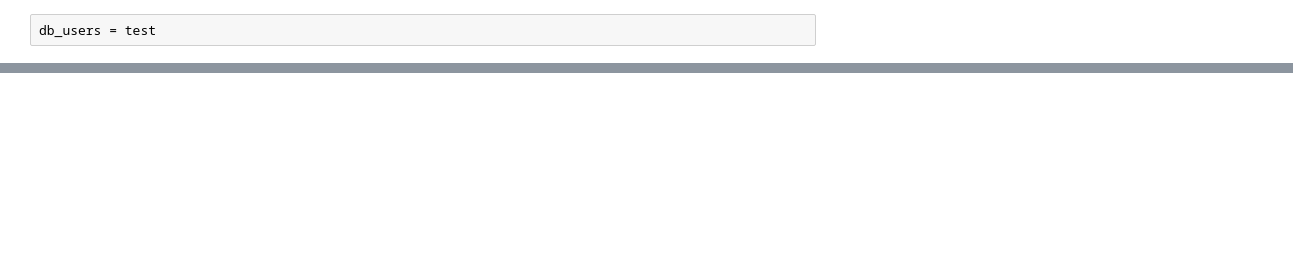
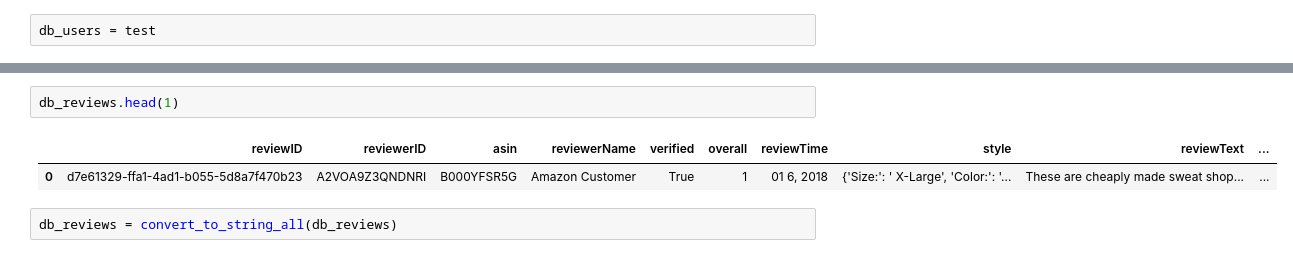
Before and after one commit to apoorvtripathi1999/content, a Jupyter notebook: notebooks/sentiment.ipynb, the cells around one changed output, grey strips where cells are left out. Drawn from its saved outputs; the diff is of its cells as text; blank space fills up the shorter version.

```diff
--- a/notebooks/sentiment.ipynb
+++ b/notebooks/sentiment.ipynb
@@ -529,0 +609,7 @@ db_users = test
+# %%
+db_reviews.head(1)
+# %% [output]
+|  | reviewID | reviewerID | asin | reviewerName | verified | overall | reviewTime | style | reviewText | ... |
+| 0 | d7e61329-ffa1-4ad1-b055-5d8a7f470b23 | A2VOA9Z3QNDNRI | B000YFSR5G | Amazon Customer | True | 1 | 01 6, 2018 | {'Size:': ' X-Large', 'Color:': '... | These are cheaply made sweat shop... | ... |
+# %%
+db_reviews = convert_to_string_all(db_reviews)
```
Also changed, not shown: parts of 20 cells of this notebook, 1 other file.
